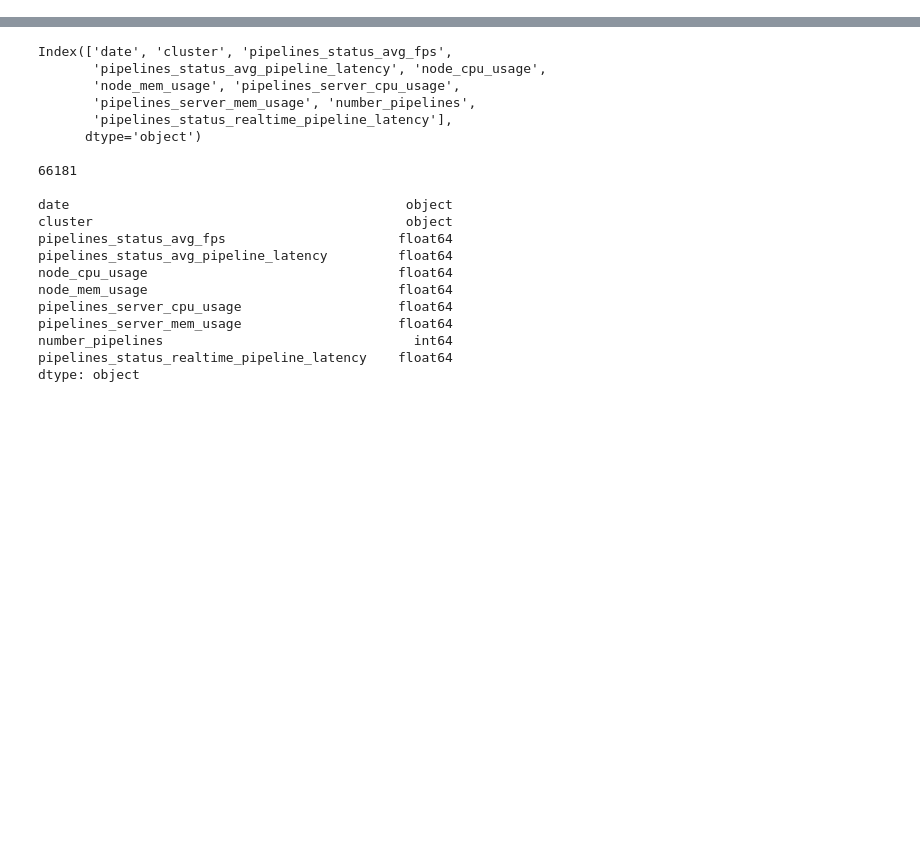
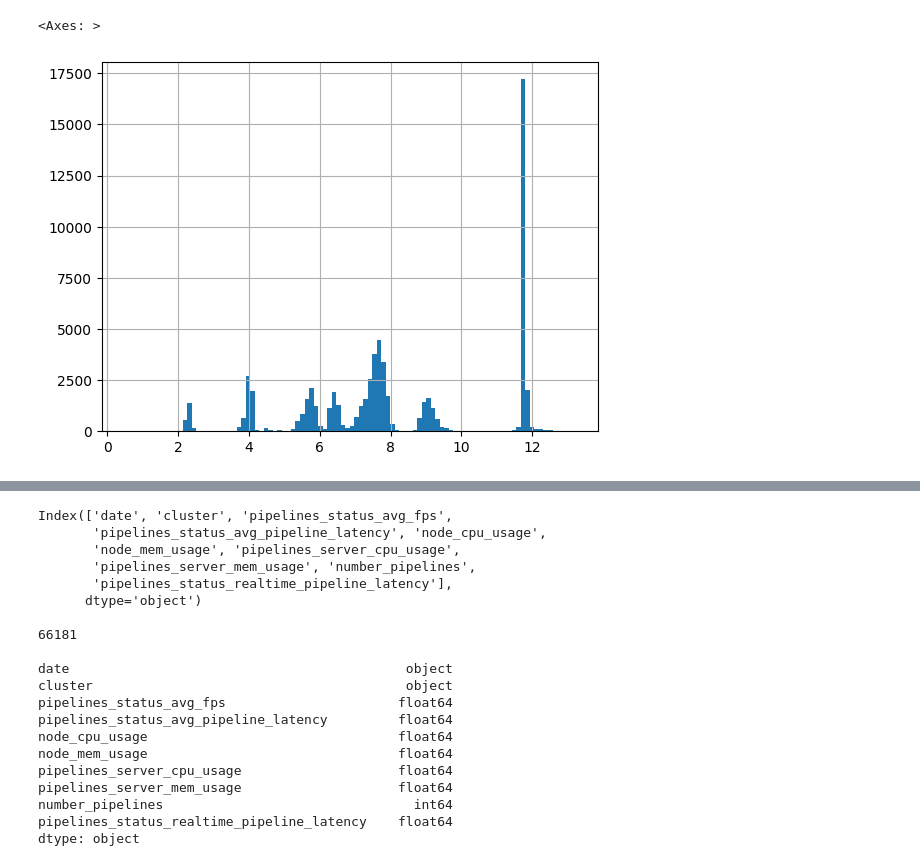
Before and after one commit to ProtossGP32/Time-Series-Library, a Jupyter notebook: result_analysis/regression_analysis.ipynb, the cells around one changed output, grey strips where cells are left out. Cells and saved outputs as stored; diff of their text form; code cells hidden in the pictures; blank space fills up the shorter version.

```diff
--- a/result_analysis/regression_analysis.ipynb
+++ b/result_analysis/regression_analysis.ipynb
@@ -23,3 +23,8 @@ df.head()
 | 2 | 2025-07-29 09:02:00 | eb0e3eaa-b668-4ad6-bc10-2bb0eb7da259 | 15.091167 | 0.079892 | 6.263667 | 1.715416e+10 | ... |
 | 3 | 2025-07-29 09:02:30 | eb0e3eaa-b668-4ad6-bc10-2bb0eb7da259 | 15.058757 | 0.077550 | 6.390667 | 1.723684e+10 | ... |
 | 4 | 2025-07-29 09:03:00 | eb0e3eaa-b668-4ad6-bc10-2bb0eb7da259 | 15.036760 | 0.082188 | 6.353333 | 1.717032e+10 | ... |
+# %%
+df.node_cpu_usage.hist(bins=100)
+# %% [output]
+<Axes: >
+[figure, added]
```
Also changed, not shown: parts of 22 cells of this notebook, 5 other files.
